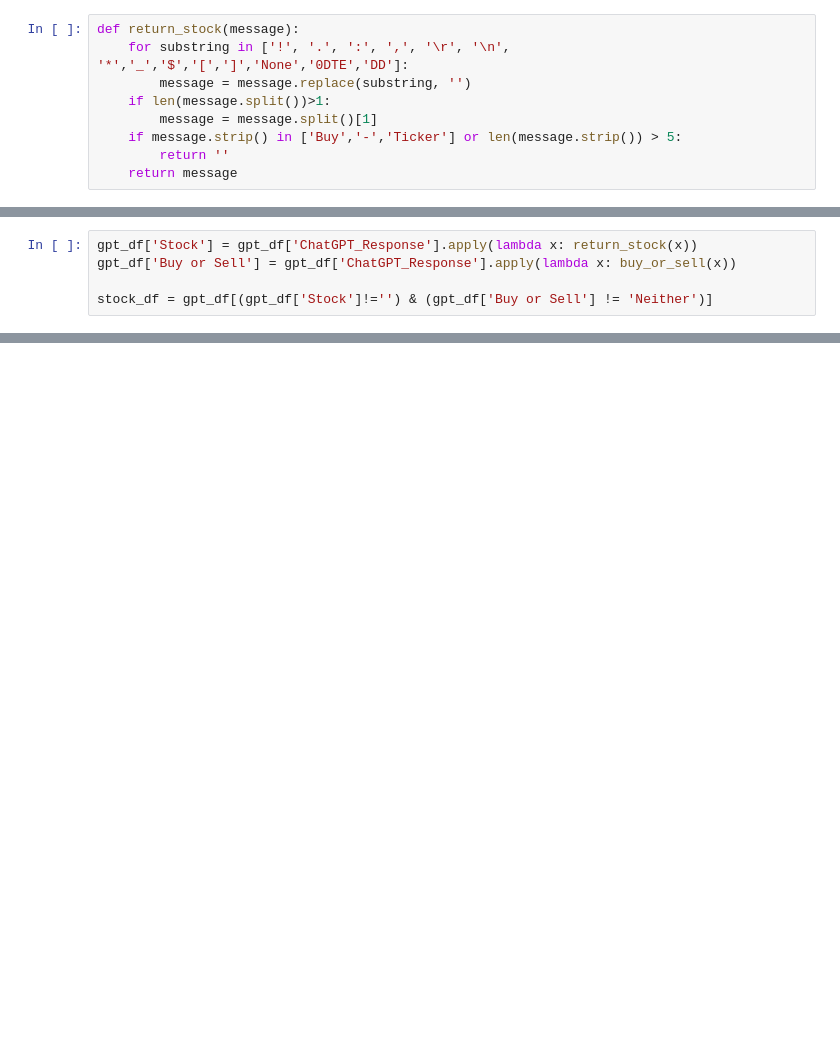
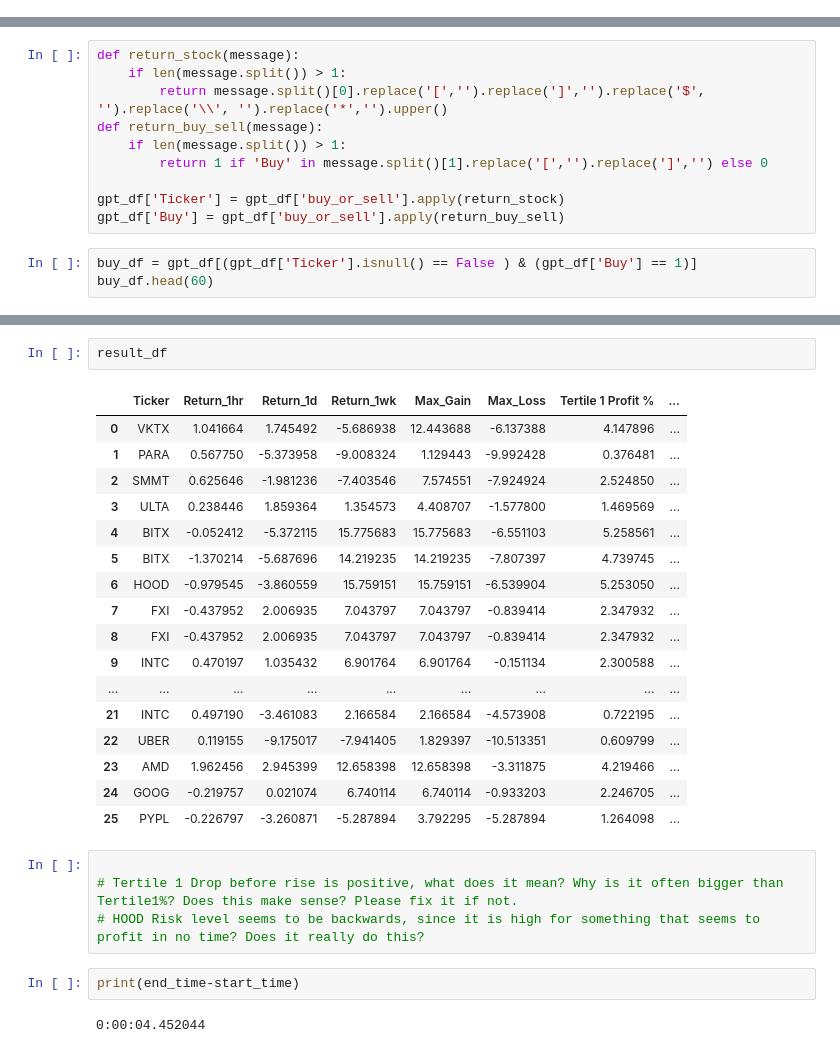
Before and after one commit to amoogat/Project_X, a Jupyter notebook: stock_msgBacktest.ipynb, the cells around one changed output, grey strips where cells are left out. Drawn from its saved outputs; the diff is of its cells as text; blank space fills up the shorter version.

Commit message:
working on time tertiles, saving profit tertile version

```diff
--- a/stock_msgBacktest.ipynb
+++ b/stock_msgBacktest.ipynb
@@ -21,9 +14,0 @@ gpt_df
-# %%
-def return_stock(message):
-    for substring in ['!', '.', ':', ',', '\r', '\n', '*','_','$','[',']','None','0DTE','DD']:
-        message = message.replace(substring, '')
-    if len(message.split())>1:
-        message = message.split()[1]
-    if message.strip() in ['Buy','-','Ticker'] or len(message.strip()) > 5:
-        return ''
-    return message
@@ -33,5 +14,0 @@ def buy_or_sell(message):
-# %%
-gpt_df['Stock'] = gpt_df['ChatGPT_Response'].apply(lambda x: return_stock(x))
-gpt_df['Buy or Sell'] = gpt_df['ChatGPT_Response'].apply(lambda x: buy_or_sell(x))
-
-stock_df = gpt_df[(gpt_df['Stock']!='') & (gpt_df['Buy or Sell'] != 'Neither')]
@@ -41,0 +15,13 @@ len(stock_df)
+# %%
+def return_stock(message):
+    if len(message.split()) > 1:
+        return message.split()[0].replace('[','').replace(']','').replace('$', '').replace('\\', '').replace('*','').upper()
+def return_buy_sell(message):
+    if len(message.split()) > 1:
+        return 1 if 'Buy' in message.split()[1].replace('[','').replace(']','') else 0
+
+gpt_df['Ticker'] = gpt_df['buy_or_sell'].apply(return_stock)
+gpt_df['Buy'] = gpt_df['buy_or_sell'].apply(return_buy_sell)
+# %%
+buy_df = gpt_df[(gpt_df['Ticker'].isnull() == False ) & (gpt_df['Buy'] == 1)]
+buy_df.head(60)
@@ -41,0 +282,28 @@ len(stock_df)
+# %%
+result_df
+# %% [output]
+|  | Ticker | Return_1hr | Return_1d | Return_1wk | Max_Gain | Max_Loss | Tertile 1 Profit % | ... |
+| 0 | VKTX | 1.041664 | 1.745492 | -5.686938 | 12.443688 | -6.137388 | 4.147896 | ... |
+| 1 | PARA | 0.567750 | -5.373958 | -9.008324 | 1.129443 | -9.992428 | 0.376481 | ... |
+| 2 | SMMT | 0.625646 | -1.981236 | -7.403546 | 7.574551 | -7.924924 | 2.524850 | ... |
+| 3 | ULTA | 0.238446 | 1.859364 | 1.354573 | 4.408707 | -1.577800 | 1.469569 | ... |
+| 4 | BITX | -0.052412 | -5.372115 | 15.775683 | 15.775683 | -6.551103 | 5.258561 | ... |
+| 5 | BITX | -1.370214 | -5.687696 | 14.219235 | 14.219235 | -7.807397 | 4.739745 | ... |
+| 6 | HOOD | -0.979545 | -3.860559 | 15.759151 | 15.759151 | -6.539904 | 5.253050 | ... |
+| 7 | FXI | -0.437952 | 2.006935 | 7.043797 | 7.043797 | -0.839414 | 2.347932 | ... |
+| 8 | FXI | -0.437952 | 2.006935 | 7.043797 | 7.043797 | -0.839414 | 2.347932 | ... |
+| 9 | INTC | 0.470197 | 1.035432 | 6.901764 | 6.901764 | -0.151134 | 2.300588 | ... |
+| ... | ... | ... | ... | ... | ... | ... | ... | ... |
+| 21 | INTC | 0.497190 | -3.461083 | 2.166584 | 2.166584 | -4.573908 | 0.722195 | ... |
+| 22 | UBER | 0.119155 | -9.175017 | -7.941405 | 1.829397 | -10.513351 | 0.609799 | ... |
+| 23 | AMD | 1.962456 | 2.945399 | 12.658398 | 12.658398 | -3.311875 | 4.219466 | ... |
+| 24 | GOOG | -0.219757 | 0.021074 | 6.740114 | 6.740114 | -0.933203 | 2.246705 | ... |
+| 25 | PYPL | -0.226797 | -3.260871 | -5.287894 | 3.792295 | -5.287894 | 1.264098 | ... |
+# %%
+
+# Tertile 1 Drop before rise is positive, what does it mean? Why is it often bigger than Tertile1%? Does this make sense? Please fix it if not.
+# HOOD Risk level seems to be backwards, since it is high for something that seems to profit in no time? Does it really do this?
+# %%
+print(end_time-start_time)
+# %% [output]
+0:00:04.452044
```
Also changed, not shown: parts of 7 cells of this notebook.
